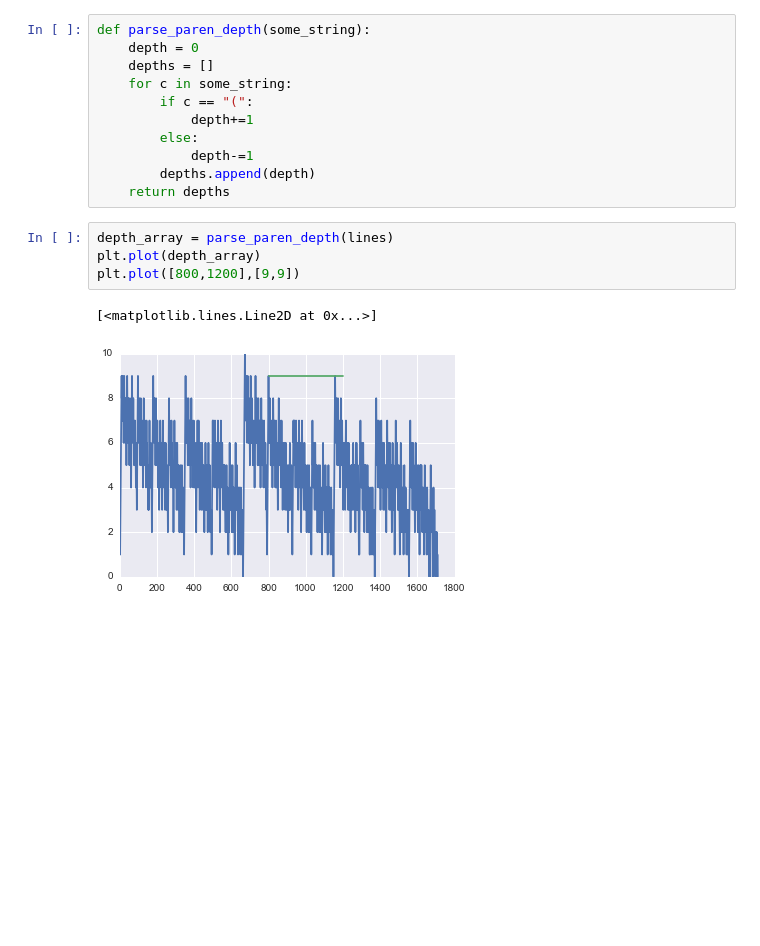
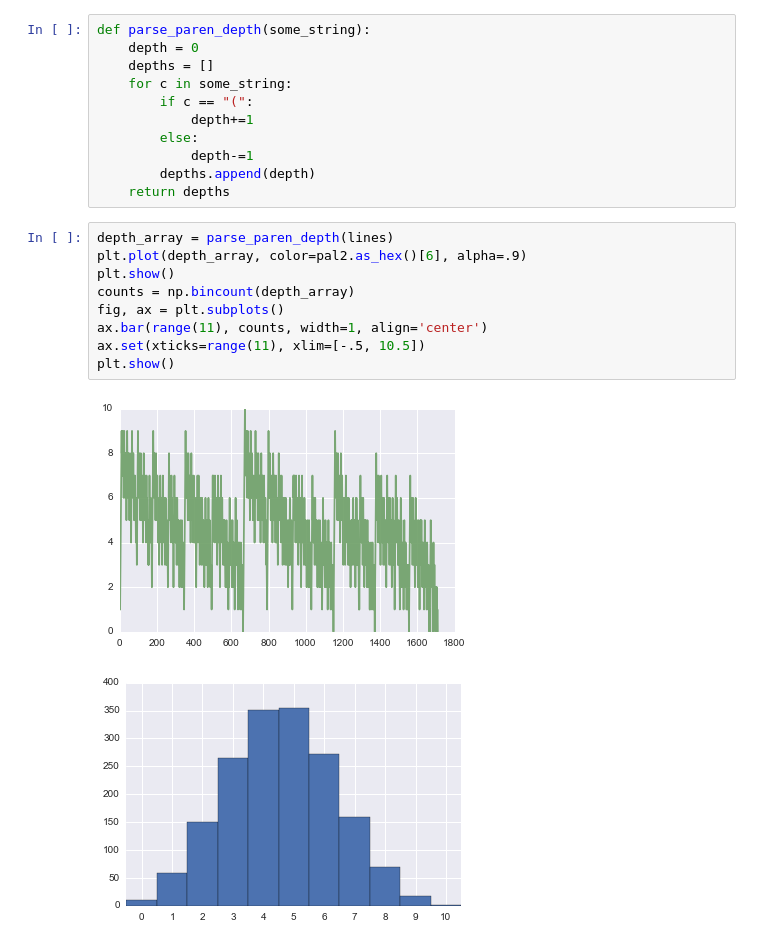
Before and after one commit to afcarl/nesting-in-lstm, a Jupyter notebook: Language Evaluation.ipynb, the cells around one changed output. Saved outputs shown, nothing was run; the diff lists cells and outputs as text; blank space fills up the shorter version.

Commit message:
plot with parenthesis size

```diff
--- a/Language Evaluation.ipynb
+++ b/Language Evaluation.ipynb
@@ -95,10 +117,15 @@ def parse_paren_depth(some_string):
             depth-=1
         depths.append(depth)
     return depths
-# %%
-depth_array = parse_paren_depth(lines)
-plt.plot(depth_array)
-plt.plot([800,1200],[9,9])
-# %% [output]
-[<matplotlib.lines.Line2D at 0x...>]
-[figure, removed]
+# %%
+depth_array = parse_paren_depth(lines)
+plt.plot(depth_array, color=pal2.as_hex()[6], alpha=.9)
+plt.show()
+counts = np.bincount(depth_array)
+fig, ax = plt.subplots()
+ax.bar(range(11), counts, width=1, align='center')
+ax.set(xticks=range(11), xlim=[-.5, 10.5])
+plt.show()
+# %% [output]
+[figure, added]
+[figure, added]
```
Also changed, not shown: parts of 4 cells of this notebook, 1 other file.
